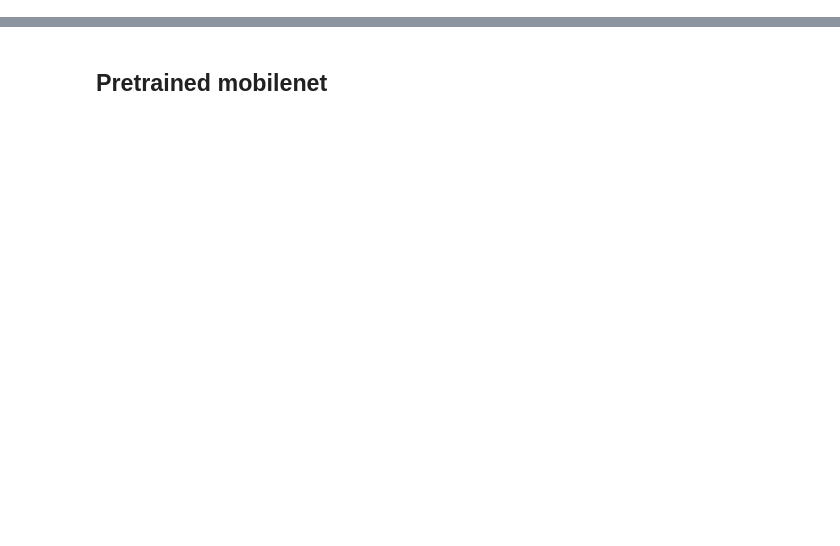
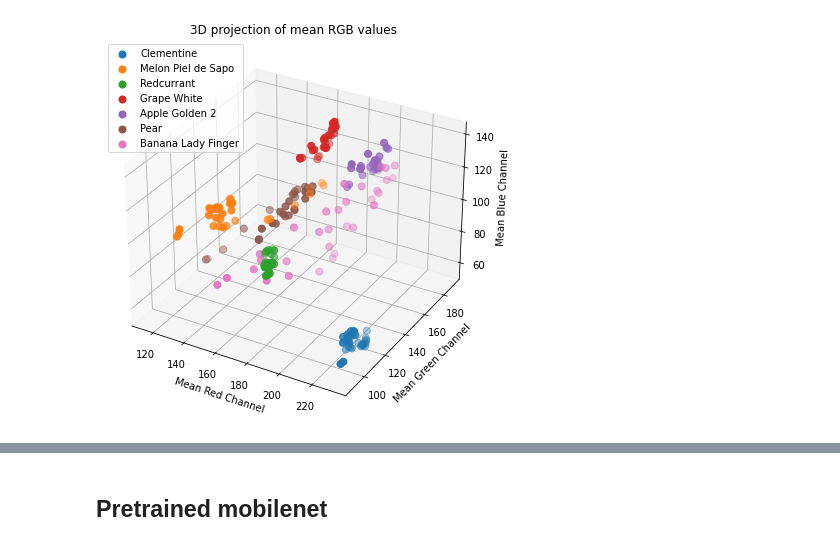
Before and after one commit to tornikeo/kaggle, a Jupyter notebook: fruit-eda.ipynb, the cells around one changed output, grey strips where cells are left out. Drawn from its saved outputs; the diff is of its cells as text; code cells hidden in the pictures; blank space fills up the shorter version.

```diff
--- a/fruit-eda.ipynb
+++ b/fruit-eda.ipynb
@@ -65,24 +88,33 @@ acc.keys()
 # %%
 import matplotlib.pyplot as plt
 import random
 
 def unstack(a, axis = 0):
     return [np.squeeze(e, axis) for e in np.split(a, a.shape[axis], axis = axis)]
 
-fig = plt.figure(figsize=(12, 12))
+fig = plt.figure(figsize=(7, 7))
 ax = fig.add_subplot(projection='3d')
 
-for name, rgb_vals in acc.items():
+for i,( name, rgb_vals ) in enumerate(acc.items()):
+    if i > 6: break
     r,g,b = unstack(rgb_vals,1)
     c = np.array([r,g,b]).T / 255.
     ax.scatter(
         r,g,b,
-        c = c,
+        s = 50,
+#         c = c,
         label=name
     )
-plt.title('3D projection of mean RGB values')
+    plt.xlabel('Mean Red Channel')
+    plt.ylabel('Mean Green Channel')
+    ax.set_zlabel('Mean Blue Channel')
+
+plt.title('3D projection of mean RGB values',
+)
 plt.legend()
 plt.show()
+# %% [output]
+[figure, added]
 # %%
 import matplotlib.pyplot as plt
 import random
```
Also changed, not shown: parts of 26 cells of this notebook.
